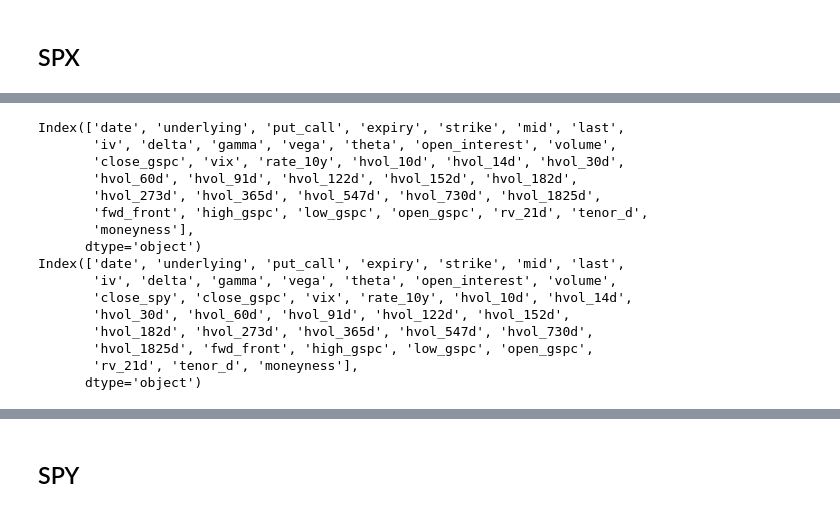
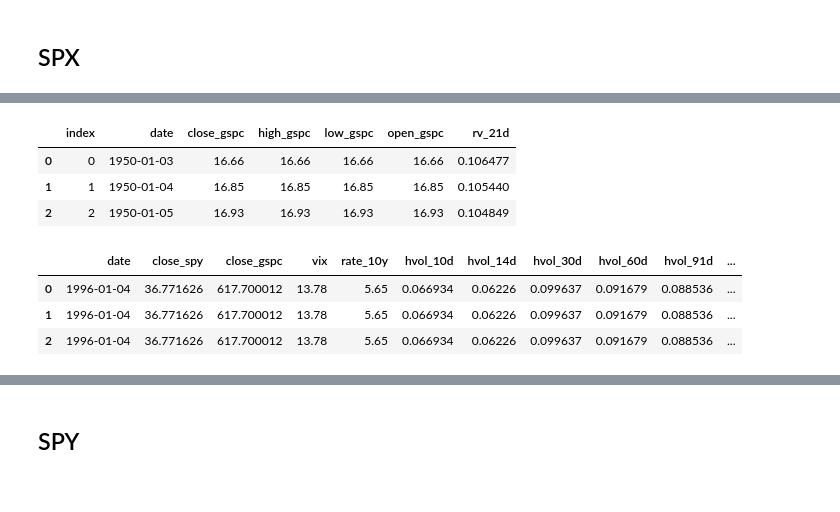
Before and after one commit to tlucius16/deep-hedging-rl, a Jupyter notebook: notebooks/01_data_exploration.ipynb, the cells around one changed output, grey strips where cells are left out. Drawn from its saved outputs; the diff is of its cells as text; code cells hidden in the pictures.

```diff
--- a/notebooks/01_data_exploration.ipynb
+++ b/notebooks/01_data_exploration.ipynb
@@ -606,20 +328,21 @@ lets_see.to_parquet(ALIGNED_SPX / "combined_spx_all.parquet", index=False)
-# %%
-print(lets_see.columns)
-print(combined_spx_all.columns)
-# %% [output]
-Index(['date', 'underlying', 'put_call', 'expiry', 'strike', 'mid', 'last',
-       'iv', 'delta', 'gamma', 'vega', 'theta', 'open_interest', 'volume',
-       'close_gspc', 'vix', 'rate_10y', 'hvol_10d', 'hvol_14d', 'hvol_30d',
-       'hvol_60d', 'hvol_91d', 'hvol_122d', 'hvol_152d', 'hvol_182d',
-       'hvol_273d', 'hvol_365d', 'hvol_547d', 'hvol_730d', 'hvol_1825d',
-       'fwd_front', 'high_gspc', 'low_gspc', 'open_gspc', 'rv_21d', 'tenor_d',
-       'moneyness'],
-      dtype='object')
-Index(['date', 'underlying', 'put_call', 'expiry', 'strike', 'mid', 'last',
-       'iv', 'delta', 'gamma', 'vega', 'theta', 'open_interest', 'volume',
-       'close_spy', 'close_gspc', 'vix', 'rate_10y', 'hvol_10d', 'hvol_14d',
-       'hvol_30d', 'hvol_60d', 'hvol_91d', 'hvol_122d', 'hvol_152d',
-       'hvol_182d', 'hvol_273d', 'hvol_365d', 'hvol_547d', 'hvol_730d',
-       'hvol_1825d', 'fwd_front', 'high_gspc', 'low_gspc', 'open_gspc',
-       'rv_21d', 'tenor_d', 'moneyness'],
-      dtype='object')
+# %%
+panel_fp_spx = RAW_DIR / "GSPC_data.csv"
+panel_spx = pd.read_csv(panel_fp_spx)
+panel_spx = panel_spx.sort_index()
+panel_spx = panel_spx.reset_index()
+display(panel_spx.head(3))
+
+fp_market_spx = CLEANED / "market_extended_spx_clean.parquet"
+market_spx = pd.read_parquet(fp_market_spx)
+market_spx = market_spx.sort_index()
+market_spx = market_spx.reset_index()
+display(market_spx.head(3))
+# %% [output]
+|  | index | date | close_gspc | high_gspc | low_gspc | open_gspc | rv_21d |
+| 0 | 0 | 1950-01-03 | 16.66 | 16.66 | 16.66 | 16.66 | 0.106477 |
+| 1 | 1 | 1950-01-04 | 16.85 | 16.85 | 16.85 | 16.85 | 0.105440 |
+| 2 | 2 | 1950-01-05 | 16.93 | 16.93 | 16.93 | 16.93 | 0.104849 |
+|  | date | close_spy | close_gspc | vix | rate_10y | hvol_10d | hvol_14d | hvol_30d | hvol_60d | hvol_91d | ... |
+| 0 | 1996-01-04 | 36.771626 | 617.700012 | 13.78 | 5.65 | 0.066934 | 0.06226 | 0.099637 | 0.091679 | 0.088536 | ... |
+| 1 | 1996-01-04 | 36.771626 | 617.700012 | 13.78 | 5.65 | 0.066934 | 0.06226 | 0.099637 | 0.091679 | 0.088536 | ... |
+| 2 | 1996-01-04 | 36.771626 | 617.700012 | 13.78 | 5.65 | 0.066934 | 0.06226 | 0.099637 | 0.091679 | 0.088536 | ... |
```
Also changed, not shown: parts of 47 cells of this notebook, 20 other files.
